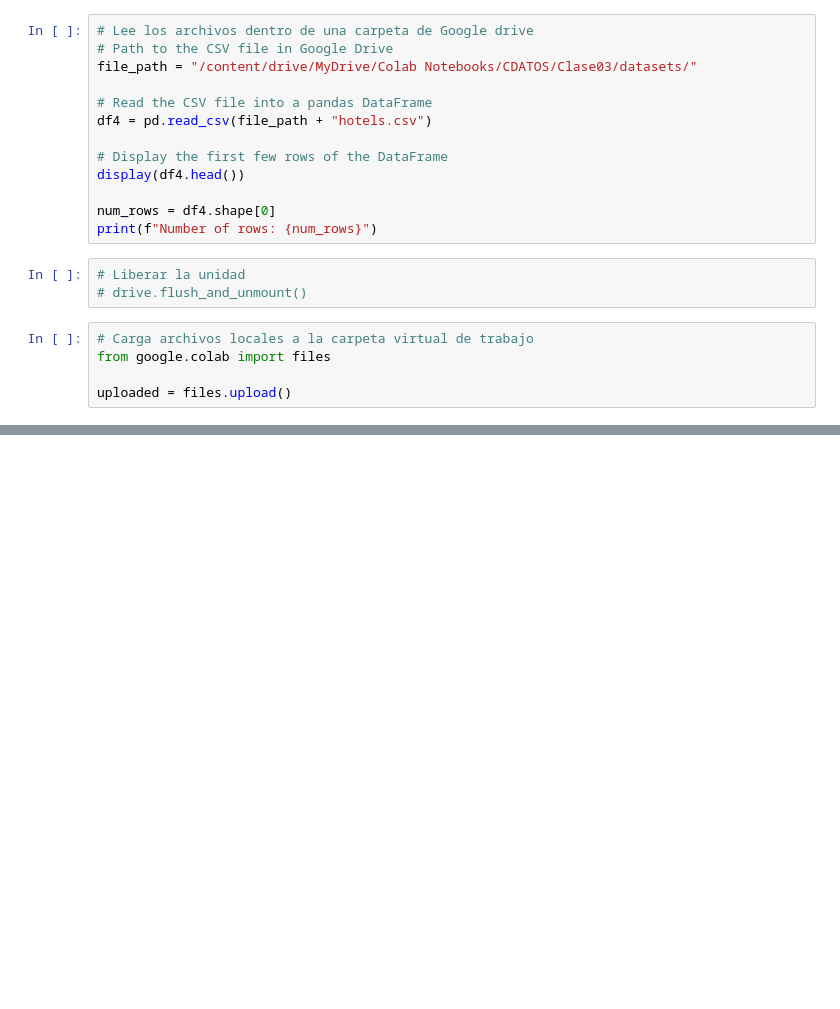
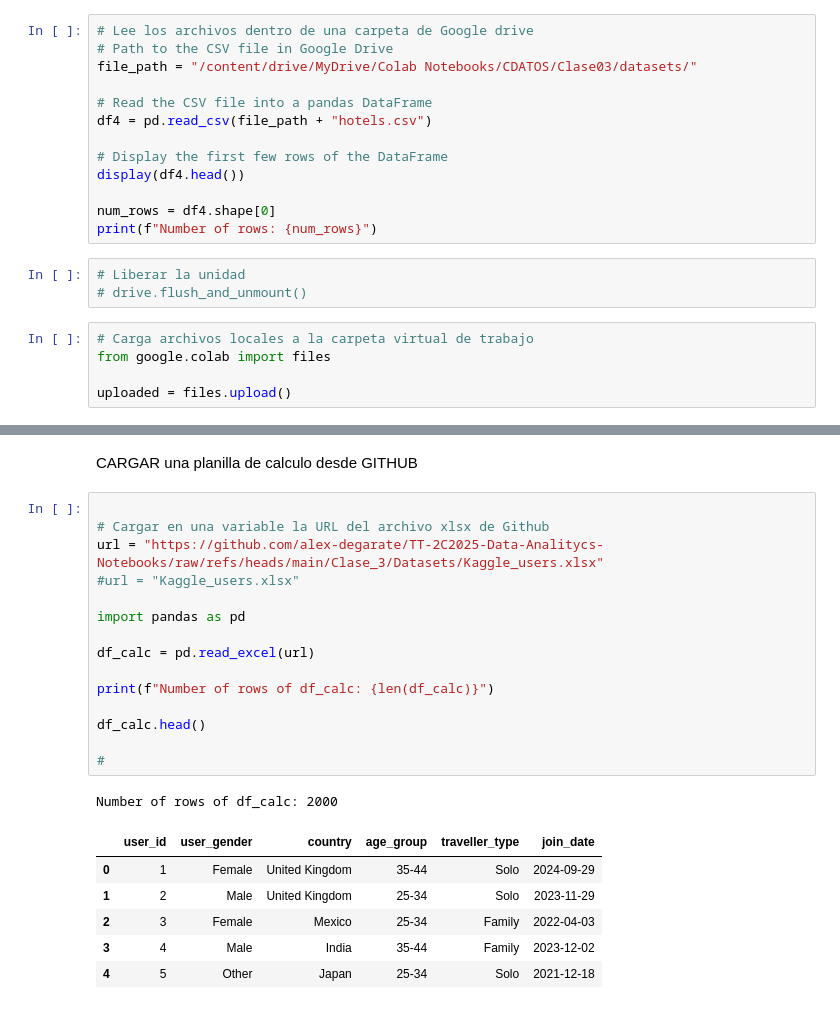
Before and after one commit to jrigottiedu/TT-2C2025-Data-Analitycs-Notebooks, a Jupyter notebook: Clase_3/datasets/hoteles.ipynb, the cells around one changed output, grey strips where cells are left out. Drawn from its saved outputs; the diff is of its cells as text; blank space fills up the shorter version.

```diff
--- a/Clase_3/datasets/hoteles.ipynb
+++ b/Clase_3/datasets/hoteles.ipynb
@@ -48,0 +85,25 @@ uploaded = files.upload()
+# %% [markdown]
+CARGAR una planilla de calculo desde GITHUB
+# %%
+
+# Cargar en una variable la URL del archivo xlsx de Github
+url = "https://github.com/alex-degarate/TT-2C2025-Data-Analitycs-Notebooks/raw/refs/heads/main/Clase_3/Datasets/Kaggle_users.xlsx"
+#url = "Kaggle_users.xlsx"
+
+import pandas as pd
+
+df_calc = pd.read_excel(url)
+
+print(f"Number of rows of df_calc: {len(df_calc)}")
+
+df_calc.head()
+
+#
+# %% [output]
+Number of rows of df_calc: 2000
+|  | user_id | user_gender | country | age_group | traveller_type | join_date |
+| 0 | 1 | Female | United Kingdom | 35-44 | Solo | 2024-09-29 |
+| 1 | 2 | Male | United Kingdom | 25-34 | Solo | 2023-11-29 |
+| 2 | 3 | Female | Mexico | 25-34 | Family | 2022-04-03 |
+| 3 | 4 | Male | India | 35-44 | Family | 2023-12-02 |
+| 4 | 5 | Other | Japan | 25-34 | Solo | 2021-12-18 |
```
Also changed, not shown: parts of 3 cells of this notebook.
